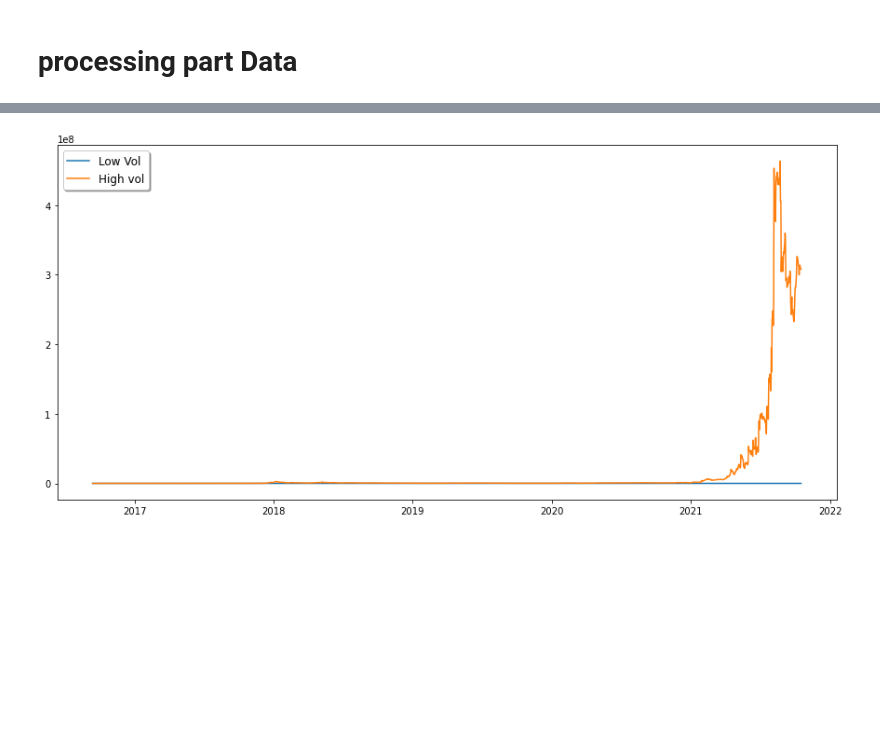
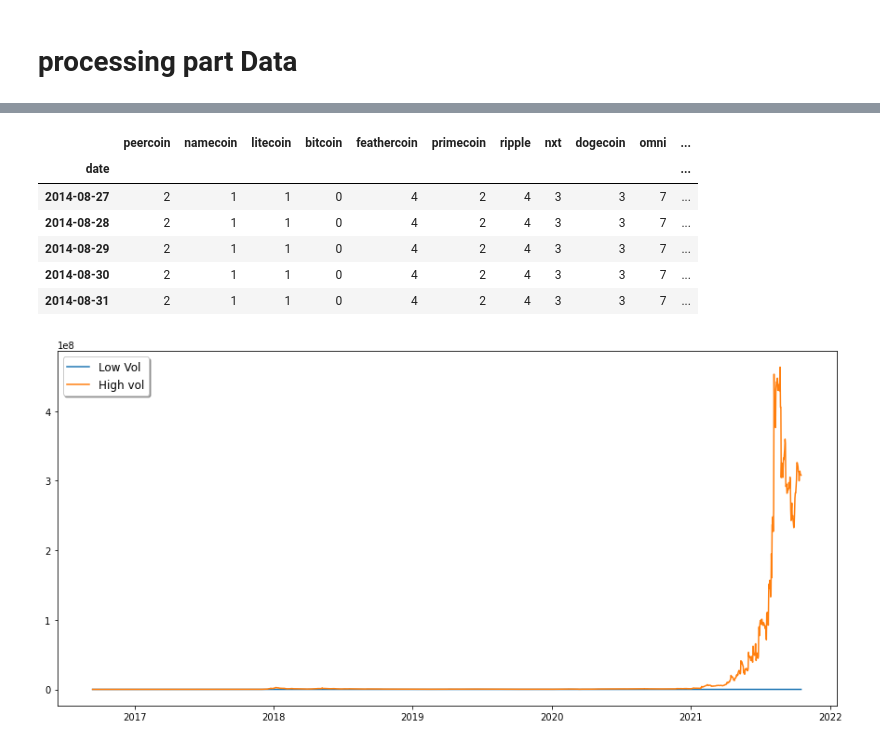
Before and after one commit to GuillaumePv/lowbeta_cryptocurrency, a Jupyter notebook: notebooks/low_vol_strat.ipynb, the cells around one changed output, grey strips where cells are left out. Saved outputs shown, nothing was run; the diff lists cells and outputs as text; code cells hidden in the pictures; blank space fills up the shorter version.

```diff
--- a/notebooks/low_vol_strat.ipynb
+++ b/notebooks/low_vol_strat.ipynb
@@ -62,3 +69,14 @@ returns_vol_quantile = df_vol.T.apply(lambda x: pd.qcut(x, 5, labels=False, dupl
+# %%
+returns_vol_quantile = df_vol.T.apply(lambda x: pd.qcut(x, 5, labels=False, duplicates="drop"), axis=0).T
+returns_vol_quantile.head(5)
+# %% [output]
+|  | peercoin | namecoin | litecoin | bitcoin | feathercoin | primecoin | ripple | nxt | dogecoin | omni | ... |
+| date |  |  |  |  |  |  |  |  |  |  | ... |
+| 2014-08-27 | 2 | 1 | 1 | 0 | 4 | 2 | 4 | 3 | 3 | 7 | ... |
+| 2014-08-28 | 2 | 1 | 1 | 0 | 4 | 2 | 4 | 3 | 3 | 7 | ... |
+| 2014-08-29 | 2 | 1 | 1 | 0 | 4 | 2 | 4 | 3 | 3 | 7 | ... |
+| 2014-08-30 | 2 | 1 | 1 | 0 | 4 | 2 | 4 | 3 | 3 | 7 | ... |
+| 2014-08-31 | 2 | 1 | 1 | 0 | 4 | 2 | 4 | 3 | 3 | 7 | ... |
 # %%
 for i in returns_vol_quantile.columns:
     returns_vol_quantile.loc[returns_vol_quantile[i] == 0, i] = 0.5 # First quantile for vol
```
Also changed, not shown: parts of 2 cells of this notebook, 8 other files.
